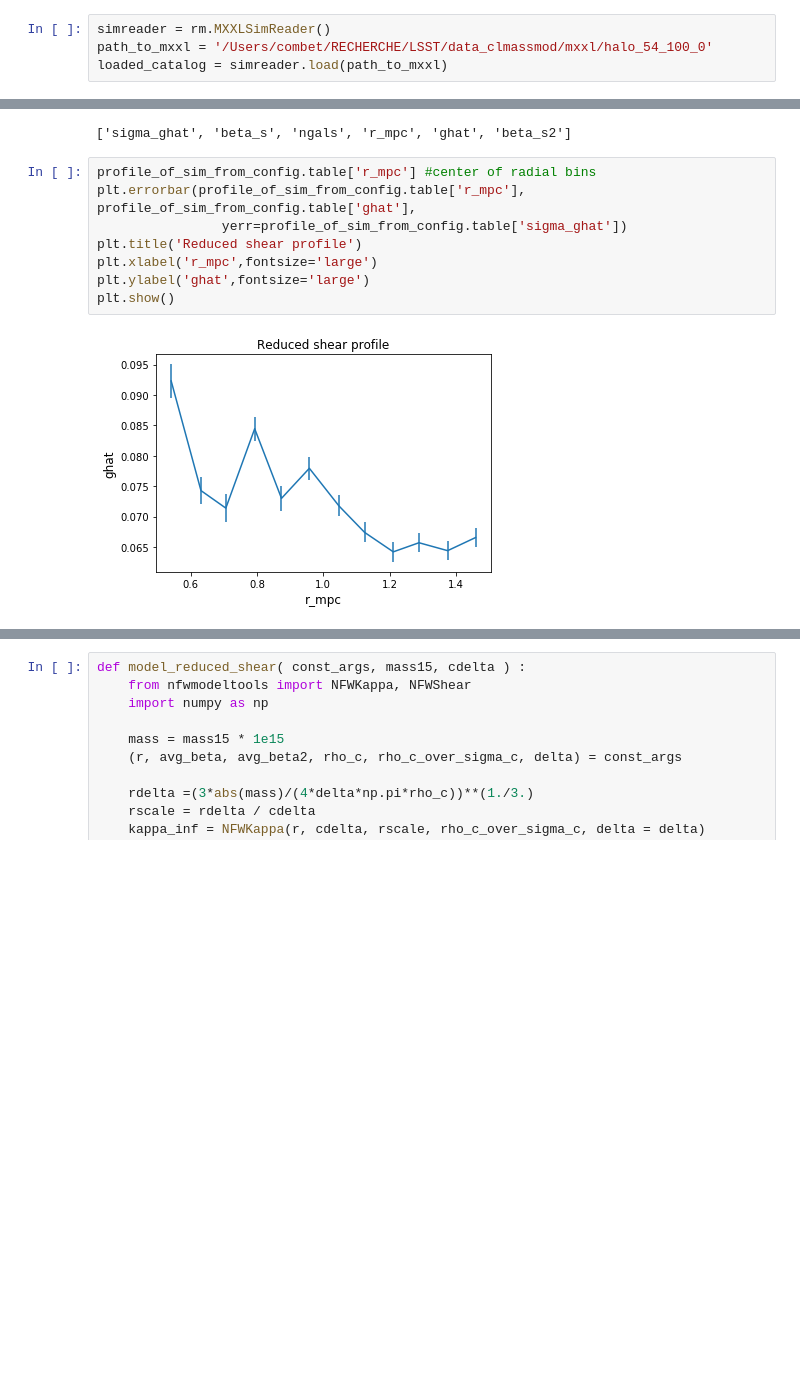
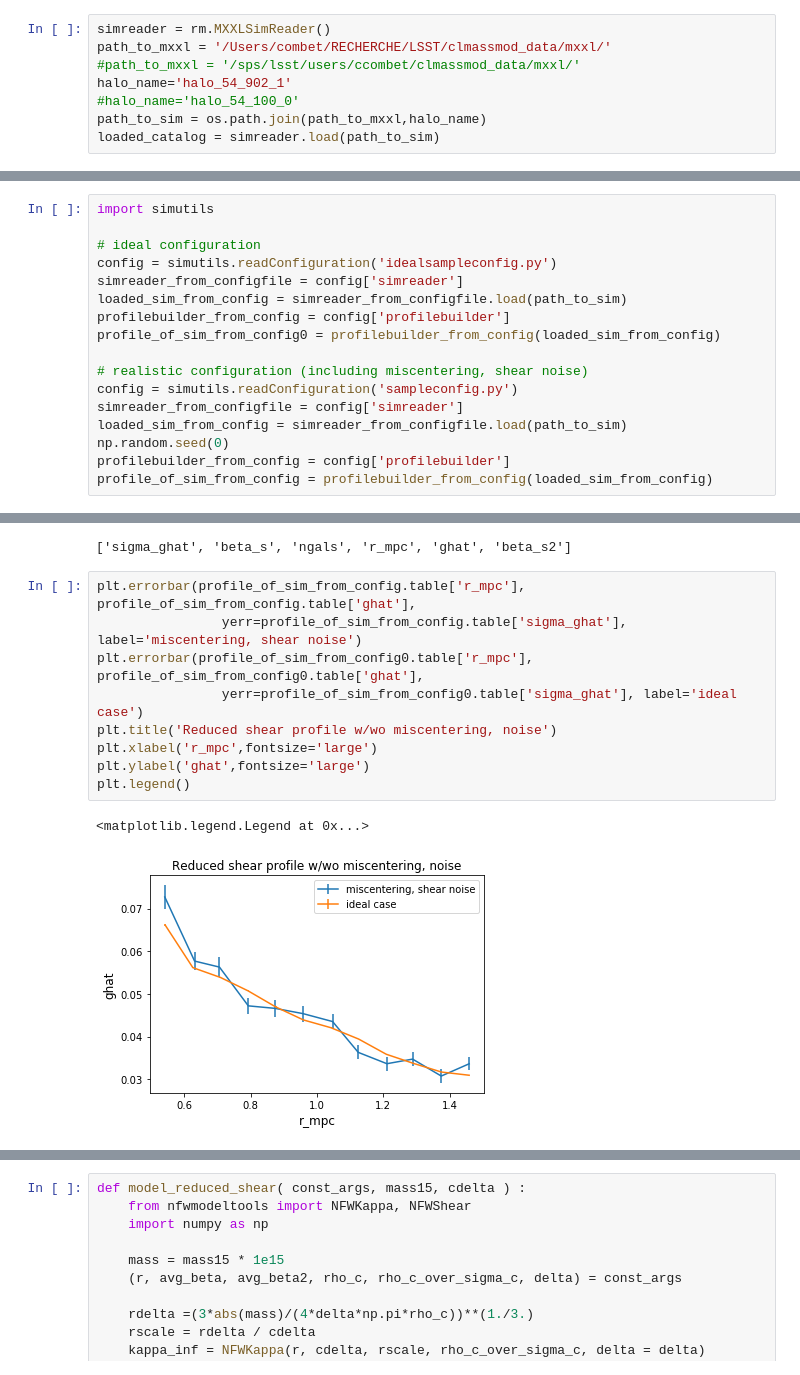
Before and after one commit to LSSTDESC/clmassmod, a Jupyter notebook: nfwfitter/DemoShearMeasurementProfile.ipynb, the cells around one changed output, grey strips where cells are left out. Cells and saved outputs as stored; diff of their text form; blank space fills up the shorter version.

Commit message:
Inclusion of ideal case in demo... in progress

```diff
--- a/nfwfitter/DemoShearMeasurementProfile.ipynb
+++ b/nfwfitter/DemoShearMeasurementProfile.ipynb
@@ -19,6 +18,10 @@ This will read in
 - shear maps (gamma1, gamma2)
 # %%
 simreader = rm.MXXLSimReader()
-path_to_mxxl = '/Users/combet/RECHERCHE/LSST/data_clmassmod/mxxl/halo_54_100_0'
-loaded_catalog = simreader.load(path_to_mxxl)
+path_to_mxxl = '/Users/combet/RECHERCHE/LSST/clmassmod_data/mxxl/'
+#path_to_mxxl = '/sps/lsst/users/ccombet/clmassmod_data/mxxl/'
+halo_name='halo_54_902_1'
+#halo_name='halo_54_100_0'
+path_to_sim = os.path.join(path_to_mxxl,halo_name)
+loaded_catalog = simreader.load(path_to_sim)
 # %% [output]
@@ -67,0 +67,17 @@ Center Offset: 0.00973387182736 0.00264849667343
+# %%
+import simutils
+
+# ideal configuration
+config = simutils.readConfiguration('idealsampleconfig.py')
+simreader_from_configfile = config['simreader']
+loaded_sim_from_config = simreader_from_configfile.load(path_to_sim)
+profilebuilder_from_config = config['profilebuilder']
+profile_of_sim_from_config0 = profilebuilder_from_config(loaded_sim_from_config)
+
+# realistic configuration (including miscentering, shear noise)
+config = simutils.readConfiguration('sampleconfig.py')
+simreader_from_configfile = config['simreader']
+loaded_sim_from_config = simreader_from_configfile.load(path_to_sim)
+np.random.seed(0)
+profilebuilder_from_config = config['profilebuilder']
+profile_of_sim_from_config = profilebuilder_from_config(loaded_sim_from_config)
@@ -71,13 +92,15 @@ print profile_of_sim_from_config.table.keys()
 # %% [output]
 ['sigma_ghat', 'beta_s', 'ngals', 'r_mpc', 'ghat', 'beta_s2']
 # %%
-profile_of_sim_from_config.table['r_mpc'] #center of radial bins
 plt.errorbar(profile_of_sim_from_config.table['r_mpc'], profile_of_sim_from_config.table['ghat'],
-                yerr=profile_of_sim_from_config.table['sigma_ghat'])
-plt.title('Reduced shear profile')
+                yerr=profile_of_sim_from_config.table['sigma_ghat'], label='miscentering, shear noise')
+plt.errorbar(profile_of_sim_from_config0.table['r_mpc'], profile_of_sim_from_config0.table['ghat'],
+                yerr=profile_of_sim_from_config0.table['sigma_ghat'], label='ideal case')
+plt.title('Reduced shear profile w/wo miscentering, noise')
 plt.xlabel('r_mpc',fontsize='large')
 plt.ylabel('ghat',fontsize='large')
-plt.show()
+plt.legend()
 # %% [output]
+<matplotlib.legend.Legend at 0x...>
-[figure, old version]
+[figure, new version]
 # %% [markdown]
```
Also changed, not shown: parts of 36 cells of this notebook, 1 other file.
